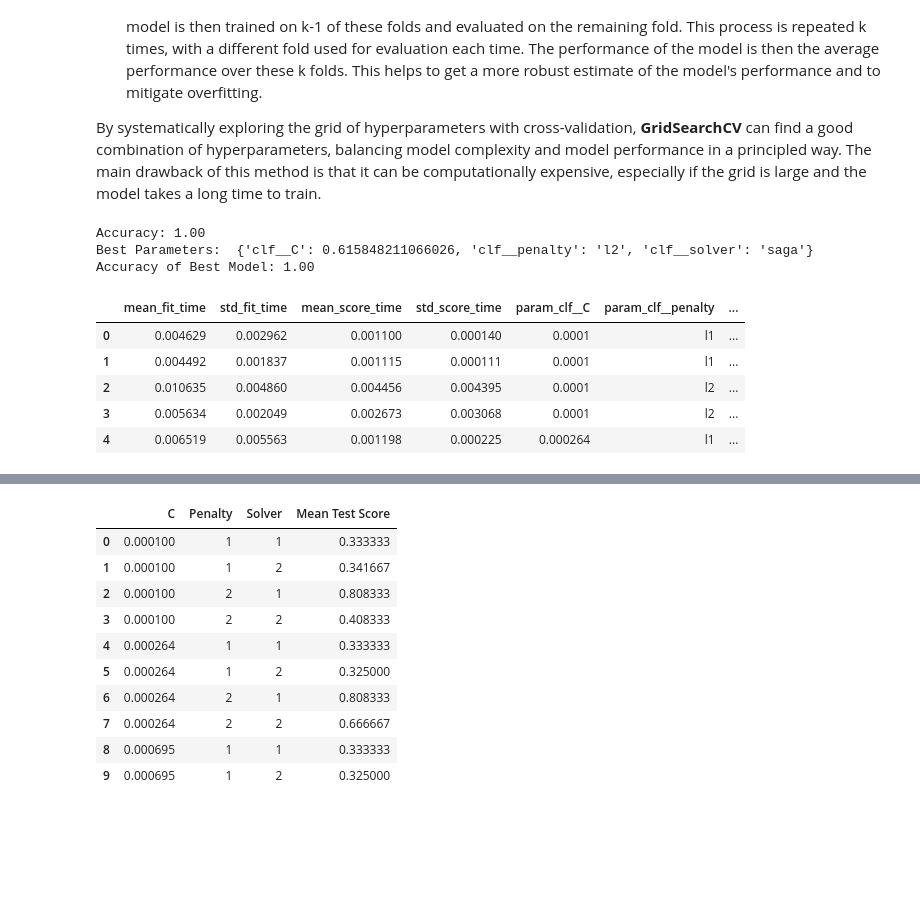
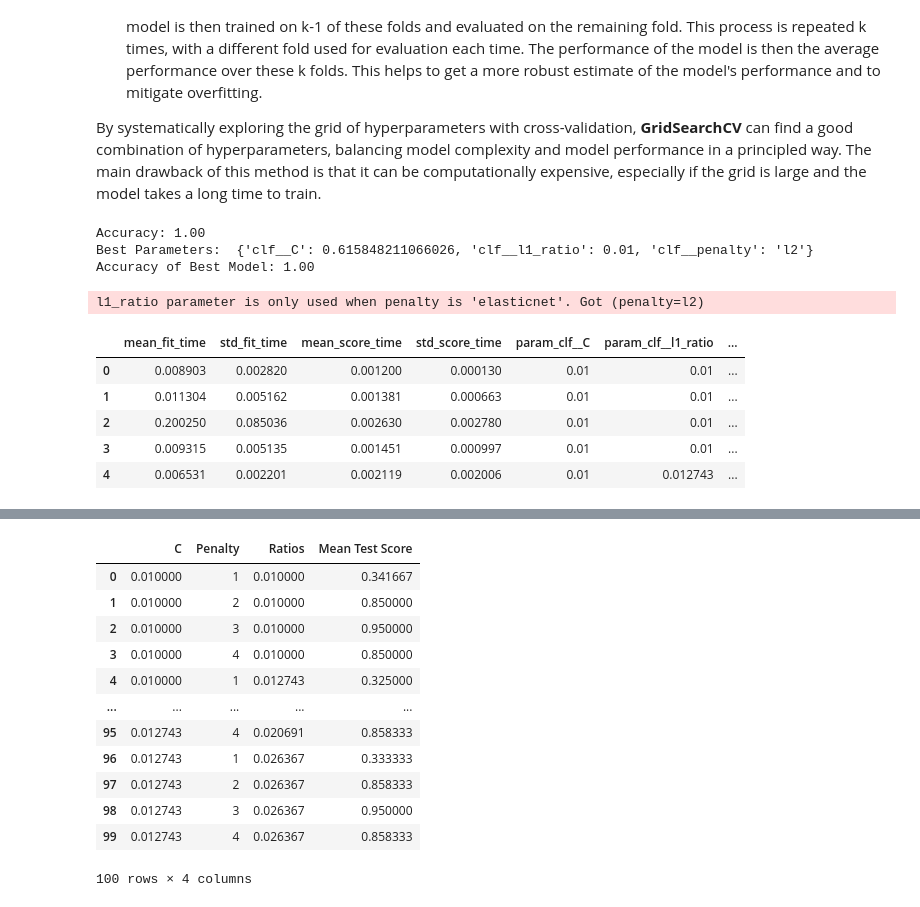
Before and after one commit to hucarlos08/GEO-ML, a Jupyter notebook: CrossValidation.ipynb, the cells around one changed output, grey strips where cells are left out. Drawn from its saved outputs; the diff is of its cells as text; code cells hidden in the pictures; blank space fills up the shorter version.

```diff
--- a/CrossValidation.ipynb
+++ b/CrossValidation.ipynb
@@ -37,9 +37,8 @@ X_train, X_test, y_train, y_test = train_test_split(X, y, test_size=0.2, random_
 # A simple pipeline, with only two steps
 pipeline = Pipeline([
     ('normalizer', StandardScaler()), #Step1 - normalize data
-    ('clf', LogisticRegression(max_iter=10000)) #Step2 - classifier
+    ('clf', LogisticRegression(max_iter=10000, solver='saga')) #Step2 - classifier
 ])
-
 
 # 7. Train and evaluate the model using the Pipeline
 # Train the model
@@ -54,13 +53,13 @@ print('Accuracy: {:.2f}'.format(metrics.accuracy_score(y_test, y_pred)))
 # 8. Hyperparameter tuning in a Pipeline
 # Create a parameter grid
 param_grid = {
-    'clf__penalty': ['l1', 'l2'],
-    'clf__C': np.logspace(-4, 4, 20),
-    'clf__solver': ['liblinear', 'saga']
+    'clf__penalty': ['l1', 'l2', None, 'elasticnet'],
+    'clf__C': np.logspace(-2, 0, 20),
+    'clf__l1_ratio': np.logspace(-2, 0, 20)
 }
 
 # Create a GridSearch object
-grid_search = GridSearchCV(pipeline, param_grid, cv=5, verbose=0)
+grid_search = GridSearchCV(pipeline, param_grid, cv=5, verbose=0, n_jobs=4)
 
 # Fit the GridSearch object
 best_model = grid_search.fit(X_train, y_train)
@@ -78,42 +77,43 @@ y_pred_best = best_model.predict(X_test)
 print('Accuracy of Best Model: {:.2f}'.format(metrics.accuracy_score(y_test, y_pred_best)))
 # %% [output]
 Accuracy: 1.00
-Best Parameters:  {'clf__C': 0.615848211066026, 'clf__penalty': 'l2', 'clf__solver': 'saga'}
+Best Parameters:  {'clf__C': 0.615848211066026, 'clf__l1_ratio': 0.01, 'clf__penalty': 'l2'}
 Accuracy of Best Model: 1.00
+l1_ratio parameter is only used when penalty is 'elasticnet'. Got (penalty=l2)
 # %%
 results.head()
 # %% [output]
-|  | mean_fit_time | std_fit_time | mean_score_time | std_score_time | param_clf__C | param_clf__penalty | ... |
-| 0 | 0.004629 | 0.002962 | 0.001100 | 0.000140 | 0.0001 | l1 | ... |
-| 1 | 0.004492 | 0.001837 | 0.001115 | 0.000111 | 0.0001 | l1 | ... |
-| 2 | 0.010635 | 0.004860 | 0.004456 | 0.004395 | 0.0001 | l2 | ... |
-| 3 | 0.005634 | 0.002049 | 0.002673 | 0.003068 | 0.0001 | l2 | ... |
-| 4 | 0.006519 | 0.005563 | 0.001198 | 0.000225 | 0.000264 | l1 | ... |
+|  | mean_fit_time | std_fit_time | mean_score_time | std_score_time | param_clf__C | param_clf__l1_ratio | ... |
+| 0 | 0.008903 | 0.002820 | 0.001200 | 0.000130 | 0.01 | 0.01 | ... |
+| 1 | 0.011304 | 0.005162 | 0.001381 | 0.000663 | 0.01 | 0.01 | ... |
+| 2 | 0.200250 | 0.085036 | 0.002630 | 0.002780 | 0.01 | 0.01 | ... |
+| 3 | 0.009315 | 0.005135 | 0.001451 | 0.000997 | 0.01 | 0.01 | ... |
+| 4 | 0.006531 | 0.002201 | 0.002119 | 0.002006 | 0.01 | 0.012743 | ... |
 # %%
 import plotly.express as px
 
 # Select the columns we are interested in
-subset_results = results[['param_clf__C', 'param_clf__penalty', 'param_clf__solver', 'mean_test_score']]
+subset_results = results[['param_clf__C', 'param_clf__penalty', 'param_clf__l1_ratio', 'mean_test_score']]
 
 # Rename columns for a more meaningful plot
 subset_results = subset_results.rename(columns={
     'param_clf__C': 'C',
     'param_clf__penalty': 'Penalty',
-    'param_clf__solver': 'Solver',
+    'param_clf__l1_ratio': 'Ratios',
     'mean_test_score': 'Mean Test Score'
 })
 
 # Convert columns to appropriate dtypes for plotting
 subset_results['C'] = subset_results['C'].astype(float)
 subset_results['Mean Test Score'] = subset_results['Mean Test Score'].astype(float)
-subset_results['Penalty'] = subset_results['Penalty'].map({'l1': 1, 'l2': 2})
-subset_results['Solver'] = subset_results['Solver'].map({'liblinear': 1, 'saga': 2})
+subset_results['Penalty'] = subset_results['Penalty'].map({'l1': 1, 'l2': 2, None:3, "elasticnet":4})
+subset_results['Ratios'] = subset_results['Ratios'].astype(float)
 
 
 # Make the parallel coordinates plot
 fig = px.parallel_coordinates(
     subset_results,
-    color="Mean Test Score",
+    color="Penalty",
     labels={"C": "C", "Penalty": "Penalty", "Solver": "Solver", "Mean Test Score": "Mean Test Score"},
     color_continuous_scale=px.colors.diverging.Tealrose,
     color_continuous_midpoint=subset_results['Mean Test Score'].mean()
@@ -122,16 +122,18 @@ fig.show()
 # %% [output]
 [interactive output not drawn]
 # %%
-subset_results.head(10)
+subset_results.head(100)
 # %% [output]
-|  | C | Penalty | Solver | Mean Test Score |
-| 0 | 0.000100 | 1 | 1 | 0.333333 |
-| 1 | 0.000100 | 1 | 2 | 0.341667 |
-| 2 | 0.000100 | 2 | 1 | 0.808333 |
-| 3 | 0.000100 | 2 | 2 | 0.408333 |
-| 4 | 0.000264 | 1 | 1 | 0.333333 |
-| 5 | 0.000264 | 1 | 2 | 0.325000 |
-| 6 | 0.000264 | 2 | 1 | 0.808333 |
-| 7 | 0.000264 | 2 | 2 | 0.666667 |
-| 8 | 0.000695 | 1 | 1 | 0.333333 |
-| 9 | 0.000695 | 1 | 2 | 0.325000 |
+|  | C | Penalty | Ratios | Mean Test Score |
+| 0 | 0.010000 | 1 | 0.010000 | 0.341667 |
+| 1 | 0.010000 | 2 | 0.010000 | 0.850000 |
+| 2 | 0.010000 | 3 | 0.010000 | 0.950000 |
+| 3 | 0.010000 | 4 | 0.010000 | 0.850000 |
+| 4 | 0.010000 | 1 | 0.012743 | 0.325000 |
+| ... | ... | ... | ... | ... |
+| 95 | 0.012743 | 4 | 0.020691 | 0.858333 |
+| 96 | 0.012743 | 1 | 0.026367 | 0.333333 |
+| 97 | 0.012743 | 2 | 0.026367 | 0.858333 |
+| 98 | 0.012743 | 3 | 0.026367 | 0.950000 |
+| 99 | 0.012743 | 4 | 0.026367 | 0.858333 |
+100 rows × 4 columns
```
